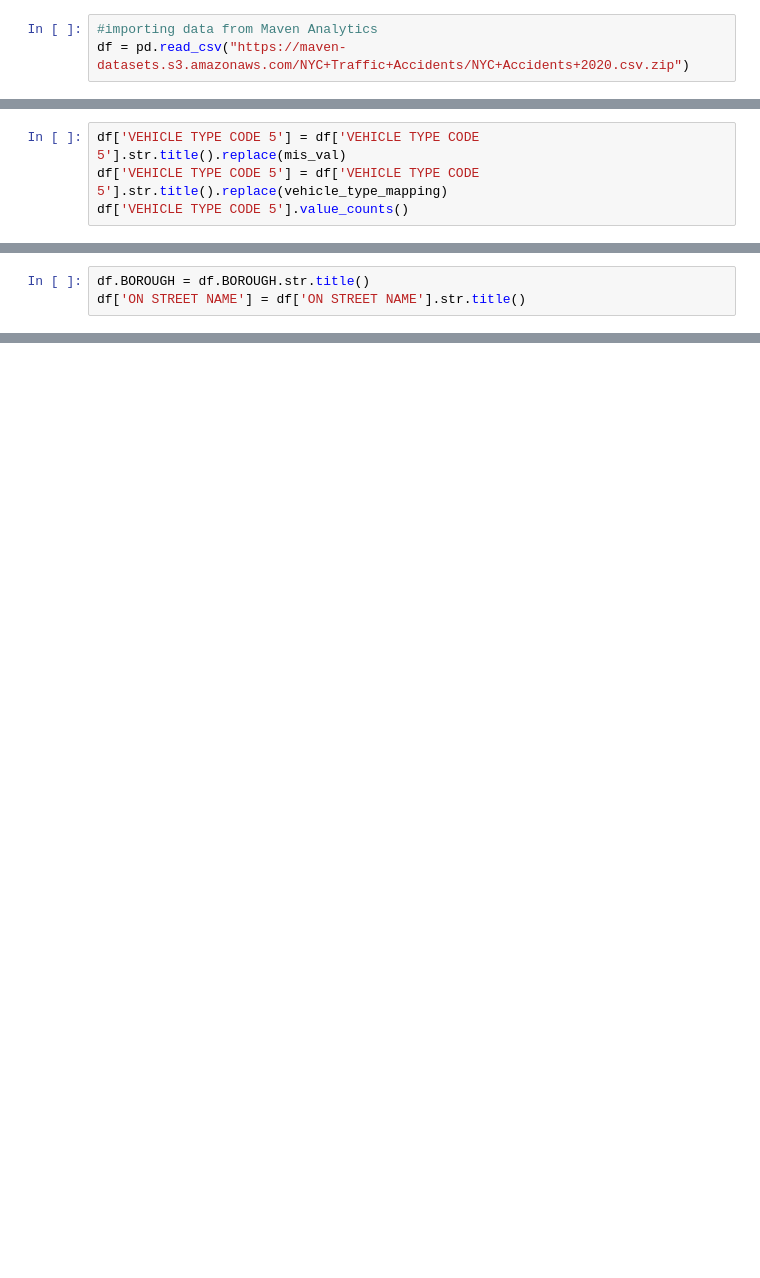
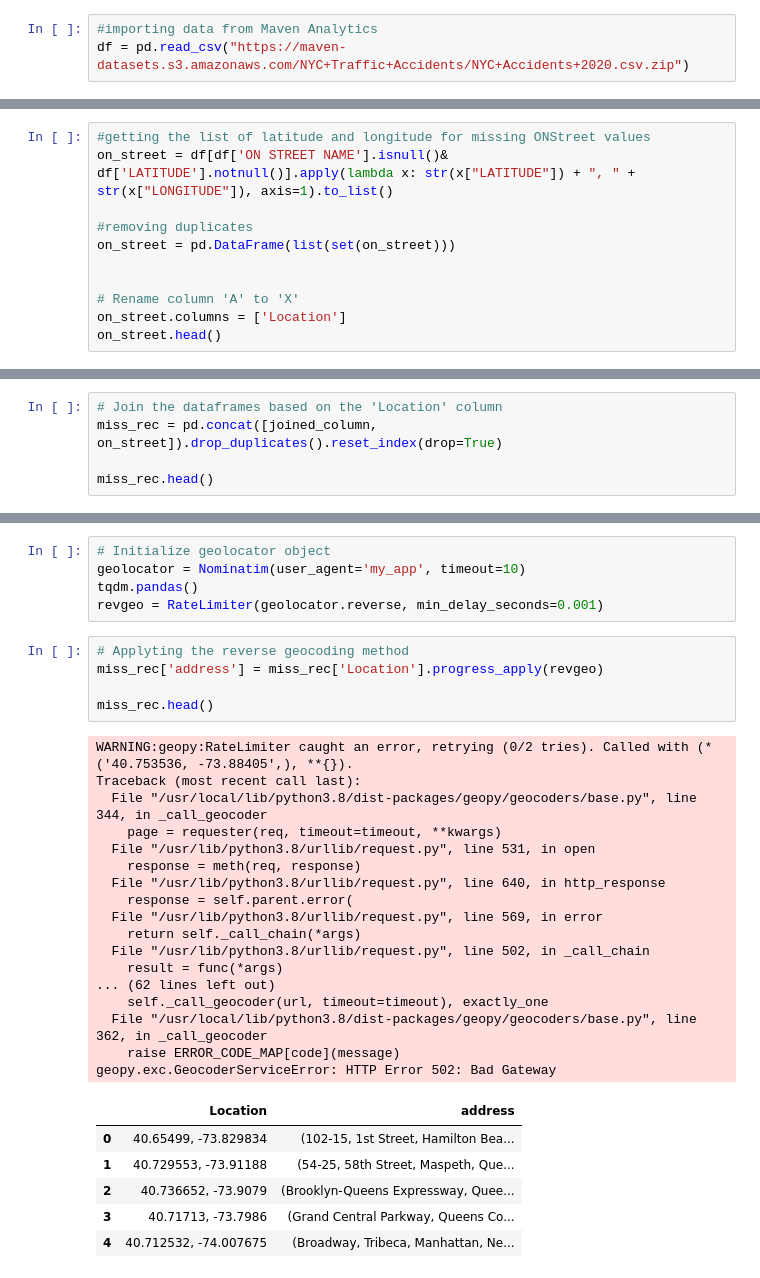
Before and after one commit to ehadsaloF/NewYork-Accident-Analysis, a Jupyter notebook: Cleaning_Data.ipynb, the cells around one changed output, grey strips where cells are left out. Drawn from its saved outputs; the diff is of its cells as text; blank space fills up the shorter version.

```diff
--- a/Cleaning_Data.ipynb
+++ b/Cleaning_Data.ipynb
@@ -558,4 +141,0 @@ Name: VEHICLE TYPE CODE 4, dtype: int64
-# %%
-df['VEHICLE TYPE CODE 5'] = df['VEHICLE TYPE CODE 5'].str.title().replace(mis_val)
-df['VEHICLE TYPE CODE 5'] = df['VEHICLE TYPE CODE 5'].str.title().replace(vehicle_type_mapping)
-df['VEHICLE TYPE CODE 5'].value_counts()
@@ -568,3 +141,0 @@ Name: VEHICLE TYPE CODE 5, dtype: int64
-# %%
-df.BOROUGH = df.BOROUGH.str.title()
-df['ON STREET NAME'] = df['ON STREET NAME'].str.title()
@@ -575,0 +187,11 @@ files.download('Clean.csv')
+# %%
+#getting the list of latitude and longitude for missing ONStreet values
+on_street = df[df['ON STREET NAME'].isnull()& df['LATITUDE'].notnull()].apply(lambda x: str(x["LATITUDE"]) + ", " + str(x["LONGITUDE"]), axis=1).to_list()
+
+#removing duplicates
+on_street = pd.DataFrame(list(set(on_street)))
+
+
+# Rename column 'A' to 'X'
+on_street.columns = ['Location']
+on_street.head()
@@ -575,0 +205,5 @@ files.download('Clean.csv')
+# %%
+# Join the dataframes based on the 'Location' column
+miss_rec = pd.concat([joined_column, on_street]).drop_duplicates().reset_index(drop=True)
+
+miss_rec.head()
@@ -575,0 +217,34 @@ files.download('Clean.csv')
+# %%
+# Initialize geolocator object
+geolocator = Nominatim(user_agent='my_app', timeout=10)
+tqdm.pandas()
+revgeo = RateLimiter(geolocator.reverse, min_delay_seconds=0.001)
+# %%
+# Applyting the reverse geocoding method
+miss_rec['address'] = miss_rec['Location'].progress_apply(revgeo)
+
+miss_rec.head()
+# %% [output]
+WARNING:geopy:RateLimiter caught an error, retrying (0/2 tries). Called with (*('40.753536, -73.88405',), **{}).
+Traceback (most recent call last):
+  File "/usr/local/lib/python3.8/dist-packages/geopy/geocoders/base.py", line 344, in _call_geocoder
+    page = requester(req, timeout=timeout, **kwargs)
+  File "/usr/lib/python3.8/urllib/request.py", line 531, in open
+    response = meth(req, response)
+  File "/usr/lib/python3.8/urllib/request.py", line 640, in http_response
+    response = self.parent.error(
+  File "/usr/lib/python3.8/urllib/request.py", line 569, in error
+    return self._call_chain(*args)
+  File "/usr/lib/python3.8/urllib/request.py", line 502, in _call_chain
+    result = func(*args)
+... (62 lines left out)
+    self._call_geocoder(url, timeout=timeout), exactly_one
+  File "/usr/local/lib/python3.8/dist-packages/geopy/geocoders/base.py", line 362, in _call_geocoder
+    raise ERROR_CODE_MAP[code](message)
+geopy.exc.GeocoderServiceError: HTTP Error 502: Bad Gateway
+|  | Location | address |
+| 0 | 40.65499, -73.829834 | (102-15, 1st Street, Hamilton Bea... |
+| 1 | 40.729553, -73.91188 | (54-25, 58th Street, Maspeth, Que... |
+| 2 | 40.736652, -73.9079 | (Brooklyn-Queens Expressway, Quee... |
+| 3 | 40.71713, -73.7986 | (Grand Central Parkway, Queens Co... |
+| 4 | 40.712532, -74.007675 | (Broadway, Tribeca, Manhattan, Ne... |
```
Also changed, not shown: parts of 59 cells of this notebook.
